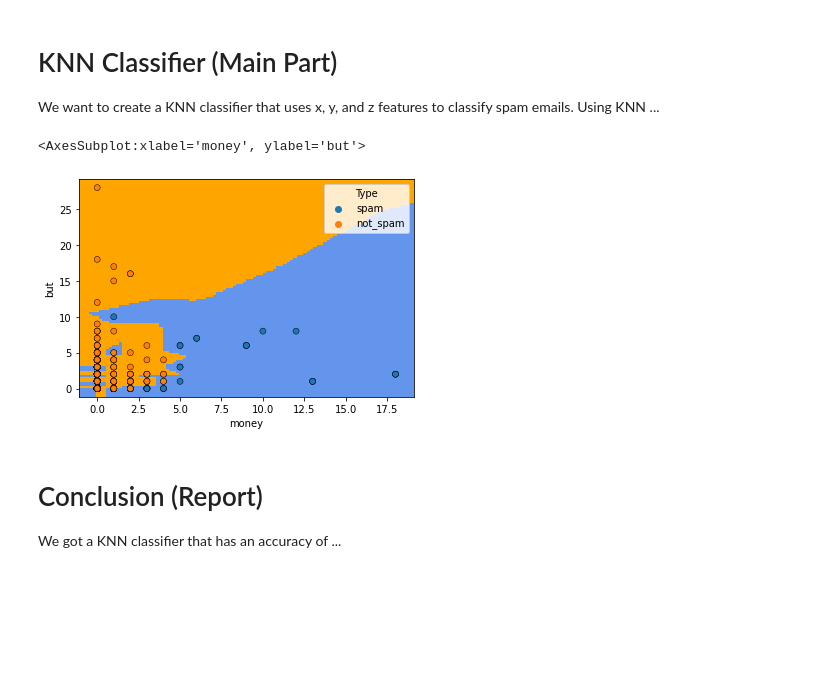
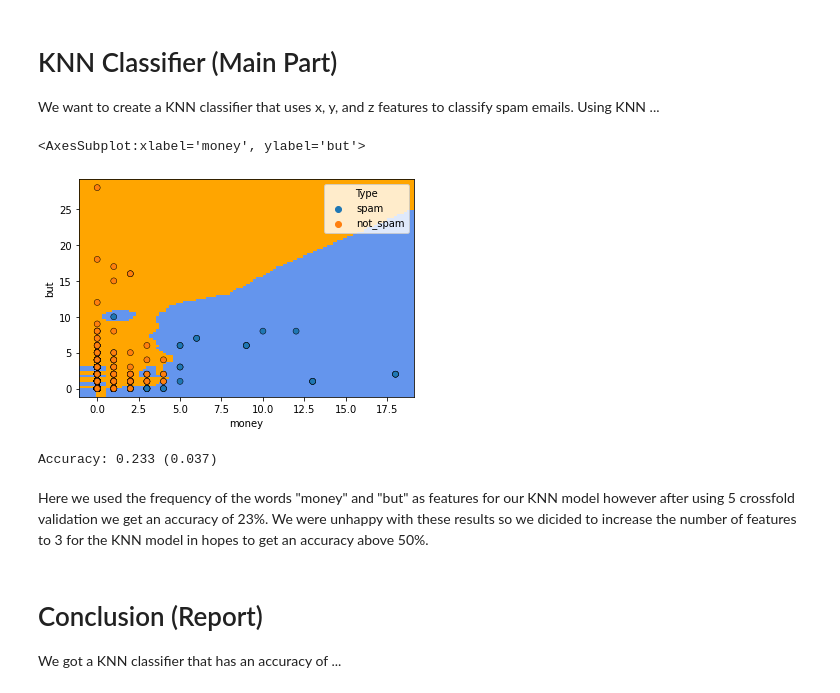
Before and after one commit to frab6562/CS105-Final_Project, a Jupyter notebook: Final_Project.ipynb, the cells around one changed output. Cells and saved outputs as stored; diff of their text form; code cells hidden in the pictures; blank space fills up the shorter version.

```diff
--- a/Final_Project.ipynb
+++ b/Final_Project.ipynb
@@ -12,19 +12,17 @@ We started with two folders, all data we used can be found here https://spamassa
 <b>CSV file of spam data:</b>
 # %%
 import pandas as pd
-import matplotlib.pyplot as plt
-import seaborn as sns
 import numpy as np
 
 spam = pd.read_csv("Spam_data.csv")
 spam["Type"] = "spam"
 
-spam.loc[:,'money':'No'] = spam.loc[:,'money':'No'].replace(np.nan, 0)
+spam.loc[:,'money':'but'] = spam.loc[:,'money':'but'].replace(np.nan, 0)
 
 not_spam = pd.read_csv("Non_Spam_Data.csv")
 not_spam["Type"] = "not_spam"
 
-not_spam.loc[:,'money':'No'] = spam.loc[:,'money':'No'].replace(np.nan, 0)
+not_spam.loc[:,'money':'but'] = spam.loc[:,'money':'but'].replace(np.nan, 0)
 
 spam.head(3)
 # %% [output]
@@ -51,43 +74,56 @@ We are going to use (insert_plot) and (insert_plot) to search for the best featu
 We want to create a KNN classifier that uses x, y, and z features to classify spam emails. Using KNN ...
 # %%
 from sklearn.neighbors import KNeighborsClassifier
-import matplotlib.pyplot as plt
 import seaborn as sns
 from matplotlib.colors import ListedColormap
 from sklearn import neighbors, datasets
 from sklearn.inspection import DecisionBoundaryDisplay
 
-n_neighbors = 1
+n_neighbors = 3
 
 Spam_features = spam[['money' , 'but', 'Type']]
 Not_spam_features = not_spam[['money', 'but', 'Type']]
 
 features = pd.concat([Spam_features,Not_spam_features])
 features = features.drop([0])
 
 X = features[['money', 'but']]
 y = features['Type']
 
 cmap_light = ListedColormap(["orange", "cyan", "cornflowerblue"])
 
-clf = neighbors.KNeighborsClassifier(n_neighbors, weights= "uniform")
+clf = neighbors.KNeighborsClassifier(n_neighbors, weights= "distance")
 clf.fit(X, y)
 
 _, ax = plt.subplots()
 DecisionBoundaryDisplay.from_estimator(
         clf,
         X,
         cmap=cmap_light,
         ax=ax,
         response_method="predict",
         plot_method="pcolormesh",
         shading="auto",
     )
 
 sns.scatterplot( data = features, x = "money", y = "but", hue = "Type", alpha=1.0, edgecolor="black")
 # %% [output]
 <AxesSubplot:xlabel='money', ylabel='but'>
-[figure, old version]
+[figure, new version]
+# %%
+from sklearn.model_selection import cross_validate
+from sklearn.model_selection import cross_val_score
+from sklearn.metrics import f1_score
+from numpy import mean
+from numpy import std
+%matplotlib inline
+
+scores = cross_val_score(clf, X, y, scoring= 'accuracy', cv=5)
+print('Accuracy: %.3f (%.3f)' % (mean(scores), std(scores)))
+# %% [output]
+Accuracy: 0.233 (0.037)
+# %% [markdown]
+Here we used the frequency of the words "money" and "but" as features for our KNN model however after using 5 crossfold validation we get an accuracy of 23%. We were unhappy with these results so we dicided to increase the number of features to 3 for the KNN model in hopes to get an accuracy above 50%.
 # %% [markdown]
 # Conclusion (Report)
 We got a KNN classifier that has an accuracy of ...
```
Also changed, not shown: parts of 4 cells of this notebook, 2 other files.
